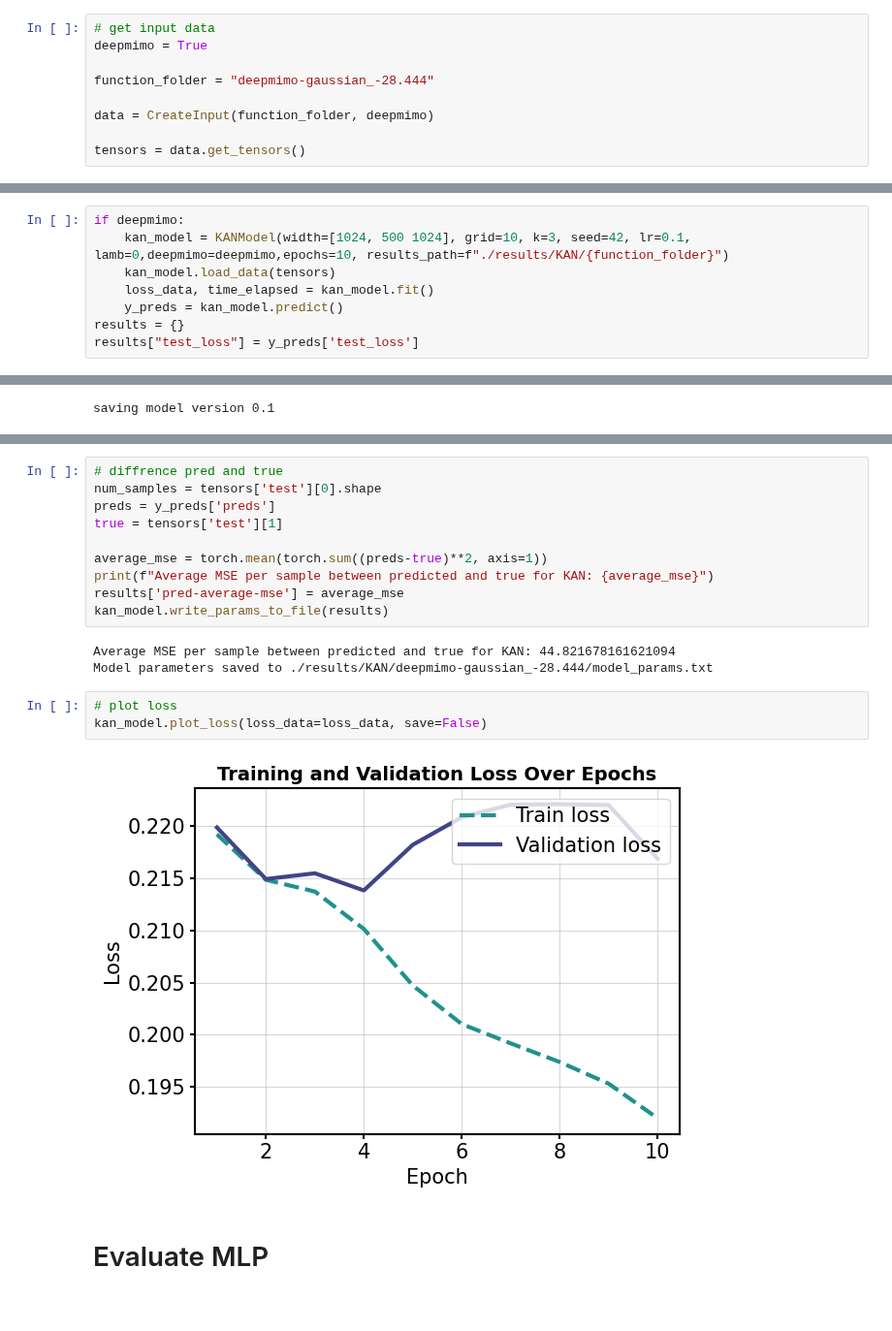
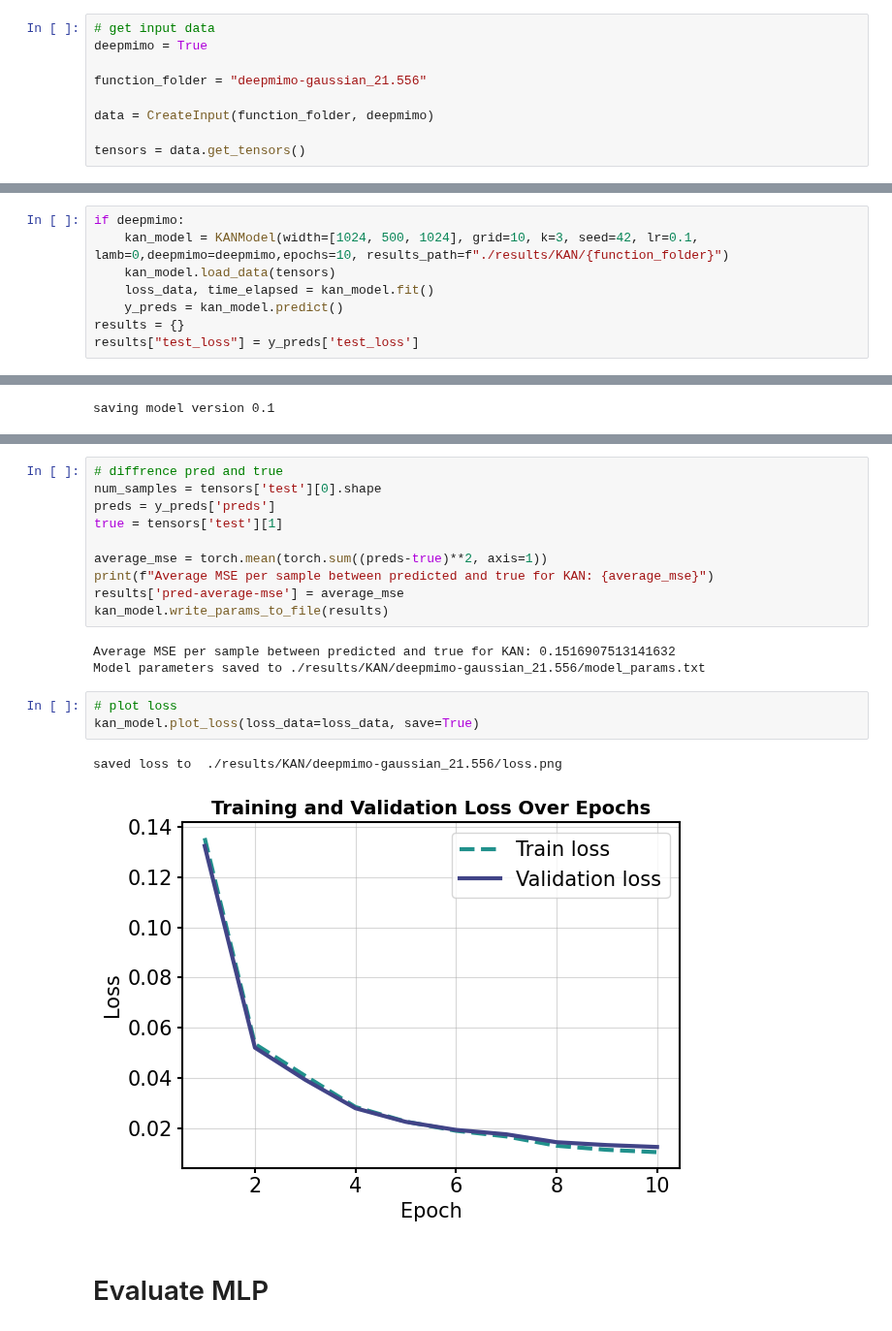
Before and after one commit to zeshenbao/KAN-Kolmogorov-Arnold-Networks, a Jupyter notebook: evaluate_models.ipynb, the cells around one changed output, grey strips where cells are left out. Shown at 97% size. Saved outputs shown, nothing was run; the diff lists cells and outputs as text.

```diff
--- a/evaluate_models.ipynb
+++ b/evaluate_models.ipynb
@@ -26,7 +26,7 @@ from sklearn.model_selection import GridSearchCV, RandomizedSearchCV
 # get input data
 deepmimo = True
 
-function_folder = "deepmimo-gaussian_-28.444"
+function_folder = "deepmimo-gaussian_21.556"
 
 data = CreateInput(function_folder, deepmimo)
 
@@ -130,7 +130,7 @@ if not deepmimo:
     y_preds = kan_model.predict()
 # %%
 if deepmimo:
-    kan_model = KANModel(width=[1024, 500 1024], grid=10, k=3, seed=42, lr=0.1, lamb=0,deepmimo=deepmimo,epochs=10, results_path=f"./results/KAN/{function_folder}")
+    kan_model = KANModel(width=[1024, 500, 1024], grid=10, k=3, seed=42, lr=0.1, lamb=0,deepmimo=deepmimo,epochs=10, results_path=f"./results/KAN/{function_folder}")
     kan_model.load_data(tensors)
     loss_data, time_elapsed = kan_model.fit()
     y_preds = kan_model.predict()
@@ -172,13 +172,14 @@ print(f"Average MSE per sample between predicted and true for KAN: {average_mse}
 results['pred-average-mse'] = average_mse
 kan_model.write_params_to_file(results)
 # %% [output]
-Average MSE per sample between predicted and true for KAN: 44.821678161621094
-Model parameters saved to ./results/KAN/deepmimo-gaussian_-28.444/model_params.txt
+Average MSE per sample between predicted and true for KAN: 0.1516907513141632
+Model parameters saved to ./results/KAN/deepmimo-gaussian_21.556/model_params.txt
 # %%
 # plot loss
-kan_model.plot_loss(loss_data=loss_data, save=False)
+kan_model.plot_loss(loss_data=loss_data, save=True)
 # %% [output]
+saved loss to  ./results/KAN/deepmimo-gaussian_21.556/loss.png
-[figure, old version]
+[figure, new version]
 # %% [markdown]
 # Evaluate MLP
 # %%
```
Also changed, not shown: parts of 8 cells of this notebook, 37 other files.
